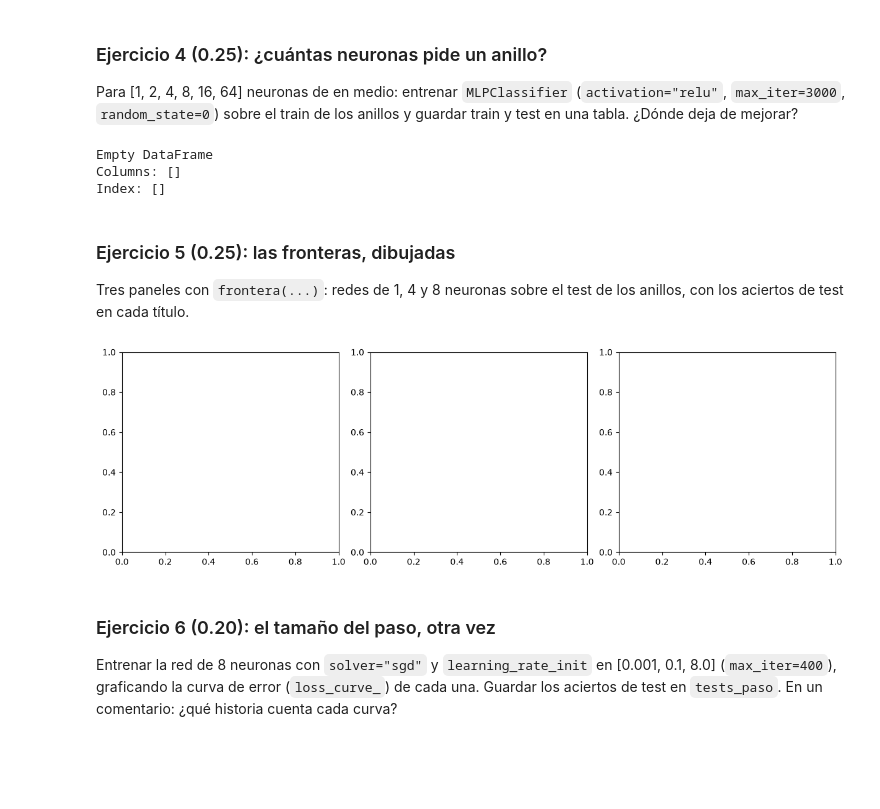
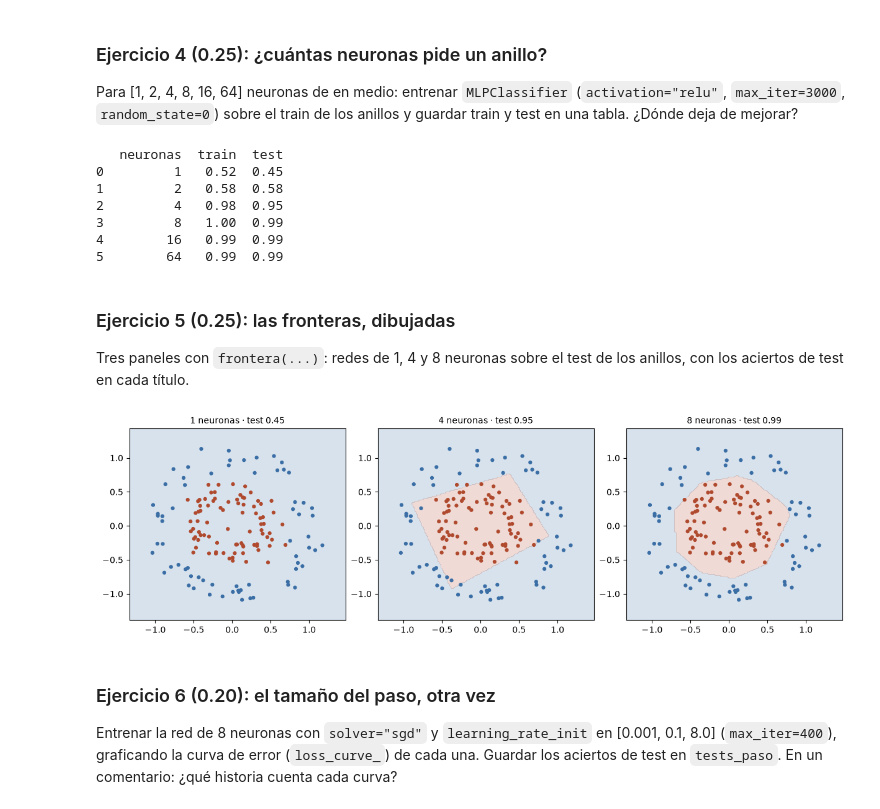
Before and after one commit to MrCifristo/Data-Science, a Jupyter notebook: HDT8/HDT8.ipynb, the cells around one changed output. Cells and saved outputs as stored; diff of their text form; code cells hidden in the pictures; blank space fills up the shorter version.

```diff
--- a/HDT8/HDT8.ipynb
+++ b/HDT8/HDT8.ipynb
@@ -149,30 +149,45 @@ from sklearn.neural_network import MLPClassifier
 
 filas = []
 for h in [1, 2, 4, 8, 16, 64]:
-    # ¿Qué va aquí? entrenar y guardar neuronas, train, test (redondeados a 2)
-    pass
+    red = MLPClassifier(hidden_layer_sizes=(h,), activation="relu", max_iter=3000, random_state=0)
+    red.fit(Xa_train, ya_train)
+    filas.append({
+        "neuronas": h,
+        "train": round(red.score(Xa_train, ya_train), 2),
+        "test": round(red.score(Xa_test, ya_test), 2),
+    })
 tabla_h = pd.DataFrame(filas)
 print(tabla_h)
 
+# Respuesta: el test sube hasta 8 neuronas (0.99) y ahí se queda: 16 y 64 repiten 0.99.
+
 # Verificación (descomentar):
-# assert tabla_h["test"].tolist() == [0.45, 0.58, 0.95, 0.99, 0.99, 0.99]
+assert tabla_h["test"].tolist() == [0.45, 0.58, 0.95, 0.99, 0.99, 0.99]
 # %% [output]
-Empty DataFrame
-Columns: []
-Index: []
+   neuronas  train  test
+0         1   0.52  0.45
+1         2   0.58  0.58
+2         4   0.98  0.95
+3         8   1.00  0.99
+4        16   0.99  0.99
+5        64   0.99  0.99
 # %% [markdown]
 ### Ejercicio 5 (0.25): las fronteras, dibujadas
 
 Tres paneles con `frontera(...)`: redes de 1, 4 y 8 neuronas sobre el test de los anillos, con los aciertos de test en cada título.
 # %%
 fig, axes = plt.subplots(1, 3, figsize=(12, 3.6), layout="constrained")
-# ¿Qué va aquí? entrenar cada tamaño y llamar a frontera con su título
+for ax, h in zip(axes, [1, 4, 8]):
+    red = MLPClassifier(hidden_layer_sizes=(h,), activation="relu", max_iter=3000, random_state=0)
+    red.fit(Xa_train, ya_train)
+    aciertos = red.score(Xa_test, ya_test)
+    frontera(red, Xa_test, ya_test, ax, f"{h} neuronas · test {aciertos:.2f}")
 plt.show()
 
 # Verificación (descomentar):
-# assert len(axes) == 3
+assert len(axes) == 3
 # %% [output]
-[figure, old version]
+[figure, new version]
 # %% [markdown]
 ### Ejercicio 6 (0.20): el tamaño del paso, otra vez
 
```
Also changed, not shown: parts of 5 cells of this notebook.
